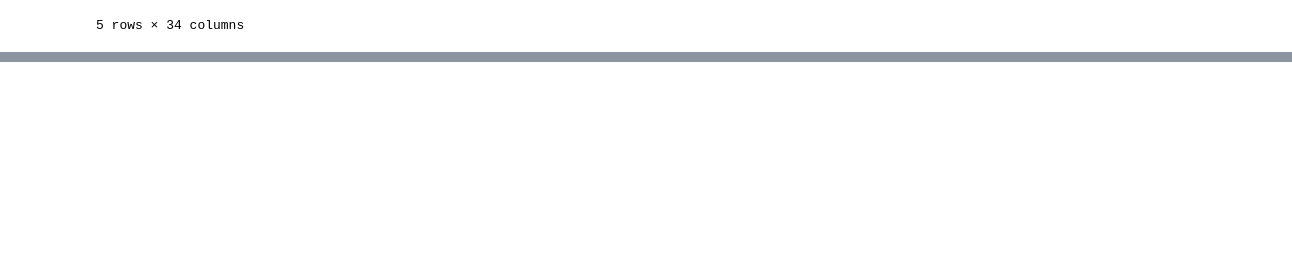
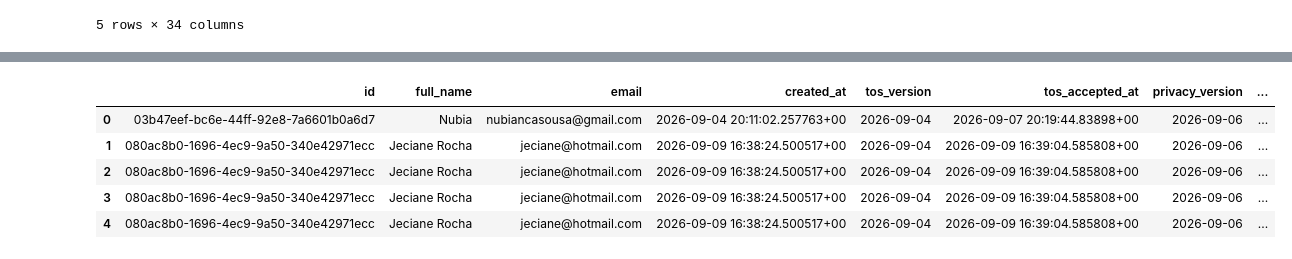
Before and after one commit to Raimundo2004/ETL-Acidentes, a Jupyter notebook: ML.ipynb, the cells around one changed output, grey strips where cells are left out. Cells and saved outputs as stored; diff of their text form; code cells hidden in the pictures; blank space fills up the shorter version.

```diff
--- a/ML.ipynb
+++ b/ML.ipynb
@@ -165,0 +176,14 @@ df.to_csv(r'C:\Users\relia\OneDrive\Documentos\Projetos\ACEX\Jupyter\dados_trata
+# %%
+media_prob = df.groupby(['user_id','session_id'])['prob_risco'].mean()
+media_prob = pd.DataFrame(media_prob)
+media_prob = media_prob.reset_index()
+media_prob =  media_prob.rename(columns={'user_id':'id'})
+user_prob = prof.merge(media_prob,on='id',how='outer').fillna(0)
+user_prob.head()
+# %% [output]
+|  | id | full_name | email | created_at | tos_version | tos_accepted_at | privacy_version | ... |
+| 0 | 03b47eef-bc6e-44ff-92e8-7a6601b0a6d7 | Nubia | nubiancasousa@gmail.com | 2026-09-04 20:11:02.257763+00 | 2026-09-04 | 2026-09-07 20:19:44.83898+00 | 2026-09-06 | ... |
+| 1 | 080ac8b0-1696-4ec9-9a50-340e42971ecc | Jeciane Rocha | jeciane@hotmail.com | 2026-09-09 16:38:24.500517+00 | 2026-09-04 | 2026-09-09 16:39:04.585808+00 | 2026-09-06 | ... |
+| 2 | 080ac8b0-1696-4ec9-9a50-340e42971ecc | Jeciane Rocha | jeciane@hotmail.com | 2026-09-09 16:38:24.500517+00 | 2026-09-04 | 2026-09-09 16:39:04.585808+00 | 2026-09-06 | ... |
+| 3 | 080ac8b0-1696-4ec9-9a50-340e42971ecc | Jeciane Rocha | jeciane@hotmail.com | 2026-09-09 16:38:24.500517+00 | 2026-09-04 | 2026-09-09 16:39:04.585808+00 | 2026-09-06 | ... |
+| 4 | 080ac8b0-1696-4ec9-9a50-340e42971ecc | Jeciane Rocha | jeciane@hotmail.com | 2026-09-09 16:38:24.500517+00 | 2026-09-04 | 2026-09-09 16:39:04.585808+00 | 2026-09-06 | ... |
```
Also changed, not shown: parts of 5 cells of this notebook.
